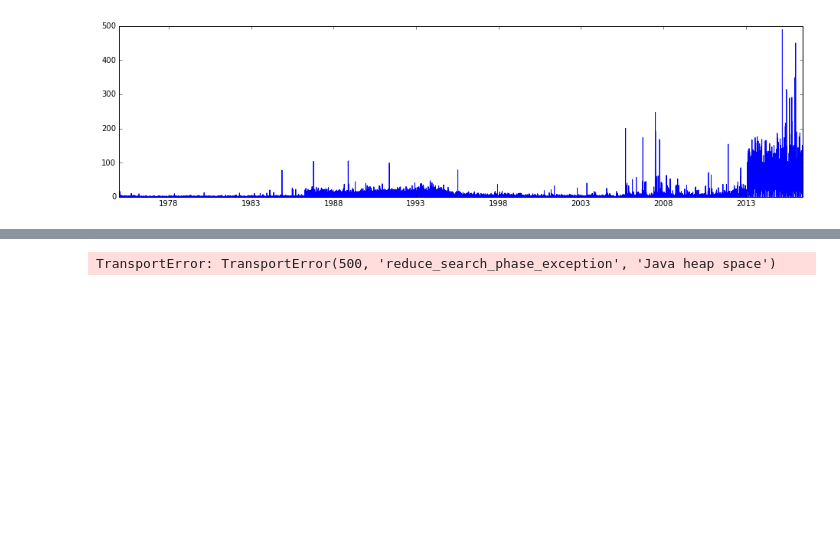
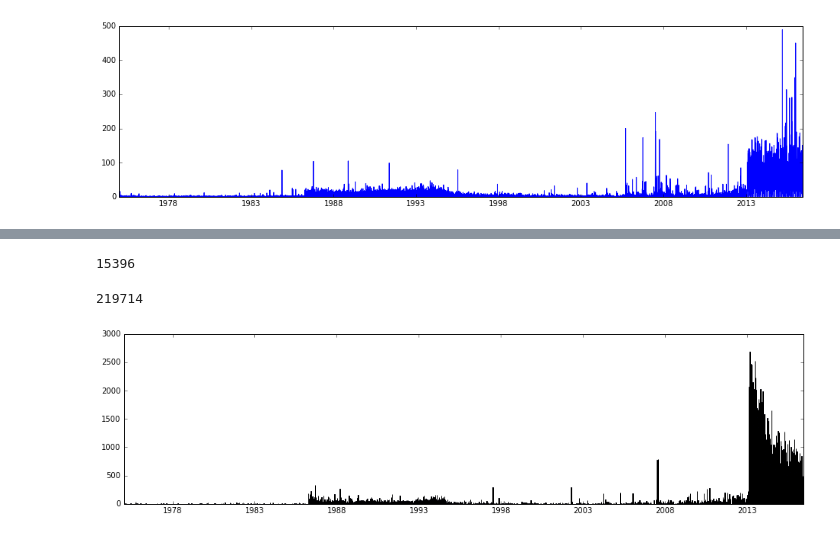
Before and after one commit to inspirehep/invenio-trends, a Jupyter notebook: research/TemporalPrecision.ipynb, the cells around one changed output, grey strips where cells are left out. Drawn from its saved outputs; the diff is of its cells as text; code cells hidden in the pictures; blank space fills up the shorter version.

```diff
--- a/research/TemporalPrecision.ipynb
+++ b/research/TemporalPrecision.ipynb
@@ -33,5 +49,7 @@ plt.plot(x, y)
 # %%
 def reverse_date_references(show_query=False):
+    '''Builds a reverse index from recid to the minimum dates of papers referring this recid.'''
+
     q = Search(index='hep-slim')[0:0] \
         .filter("script", script="d = doc['earliest_date'].date; d.getDayOfMonth() != 1")
     agg = q.aggs.bucket(
@@ -55,14 +73,24 @@ def reverse_date_references(show_query=False):
     for elem in res:
         mappings[elem.key] = {
             'earliest_date': extract_date(elem.min_earliest_date),
-            'preprint_date': extract_date(elem.min_preprint_date),
+            'preprint_date': extract_date(elem.min_preprint_date), # may be missing
             'modification_date': extract_date(elem.min_modification_date),
             'creation_date': extract_date(elem.min_creation_date)
         }
     return mappings
 # %%
 recid_min_date_index = reverse_date_references()
-# %% [output]
-TransportError: TransportError(500, 'reduce_search_phase_exception', 'Java heap space')
 # %%
-filtered = [e for e in list(recid_min_date_index.values()) if e['min_preprint_date'] is None]
+# missing preprint date
+len([e for e in list(recid_min_date_index.values()) if e['preprint_date'] is None])
+# %% [output]
+15396
+# %%
+len(recid_min_date_index.keys())
+# %% [output]
+219714
+# %%
+plt.hist([e['earliest_date'] for e in recid_min_date_index.values()], bins=2000)
+plt.show()
+# %% [output]
+[figure, added]
```
Also changed, not shown: parts of 25 cells of this notebook.
